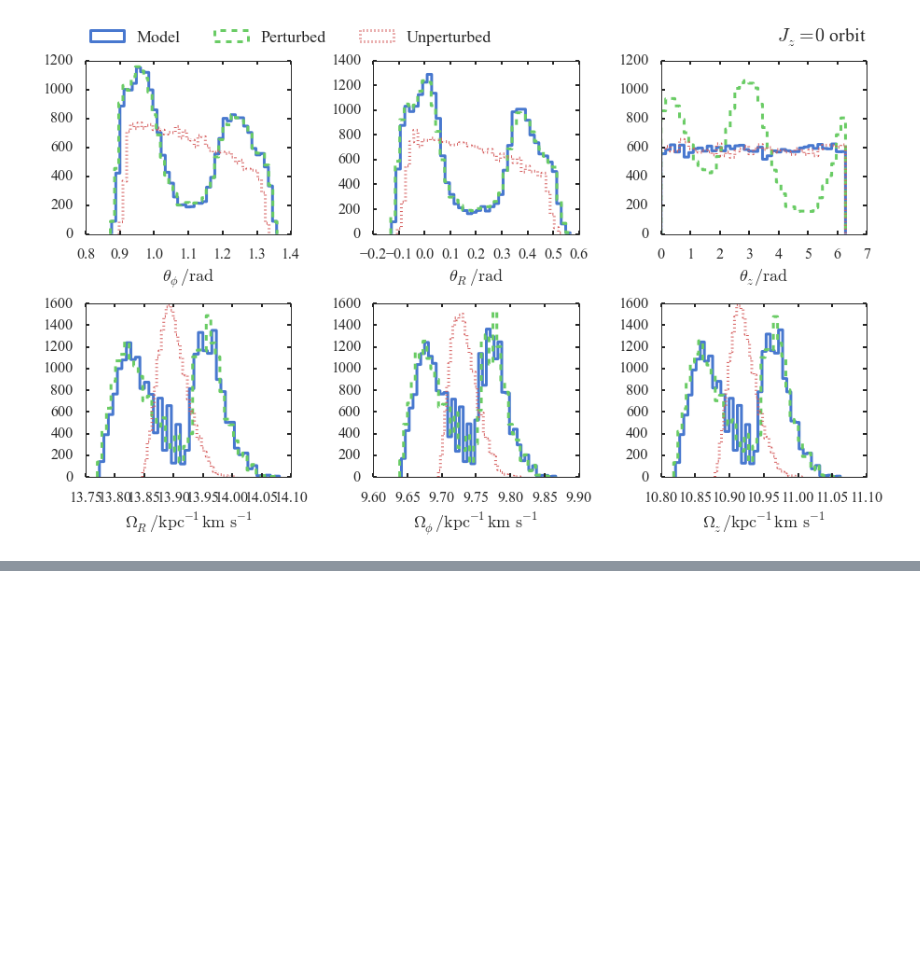
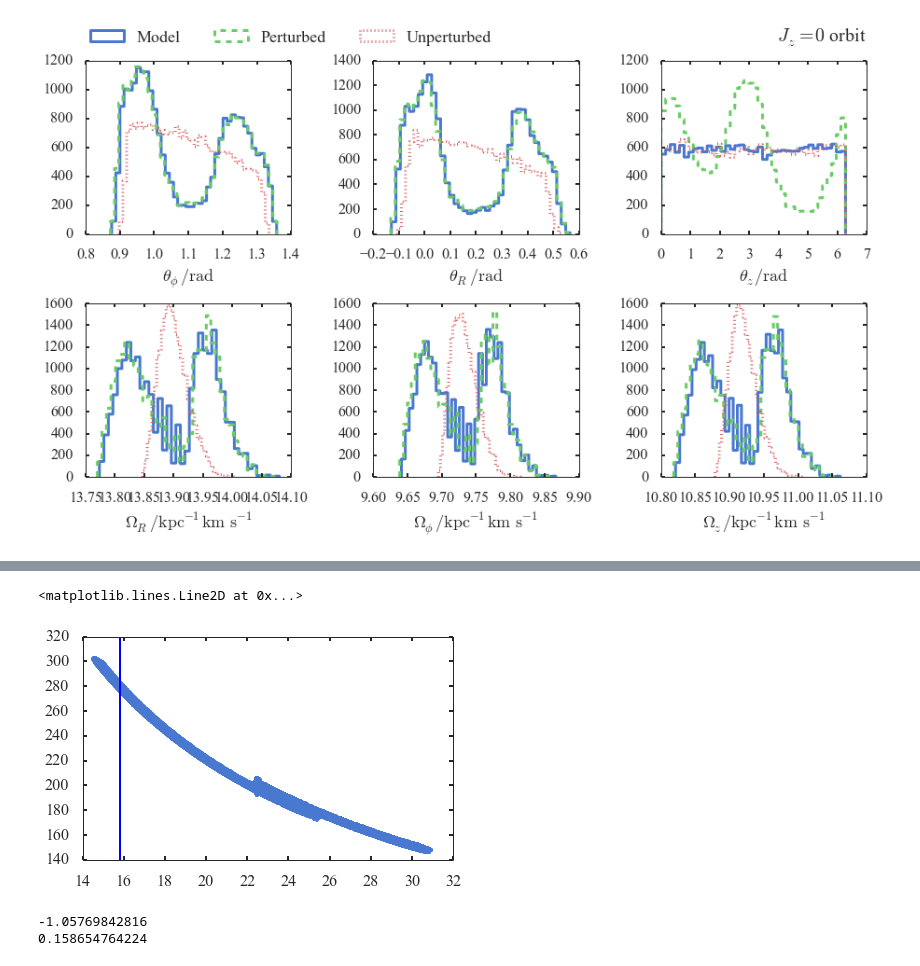
Before and after one commit to jobovy/streamgap-aa, a Jupyter notebook: py/GapsAngleFreq.ipynb, the cells around one changed output, grey strips where cells are left out. Saved outputs shown, nothing was run; the diff lists cells and outputs as text; code cells hidden in the pictures; blank space fills up the shorter version.

```diff
--- a/py/GapsAngleFreq.ipynb
+++ b/py/GapsAngleFreq.ipynb
@@ -690,0 +698,17 @@ plt.savefig('/home/jls/work/data/stream_gaps/angfreq_kicks.png',bbox_inches='tig
+# %%
+impact_point=load_denis_file('/data/jls/stream_gaps/snapshot_impact_unperturbed.txt')
+# %%
+plt.plot(impact_point['R'],impact_point['vphi'],'.')
+plt.axvline(np.sqrt(gap_centre_impact[0]**2+gap_centre_impact[1]**2))
+# %% [output]
+<matplotlib.lines.Line2D at 0x...>
+[figure, added]
+# %%
+R = np.sqrt(gap_centre_impact[0]**2+gap_centre_impact[1]**2)
+delta_v_peak = np.array([-1.,-0.4,0.])
+dvphi = -gap_centre_impact[1]/R*delta_v_peak[0]+gap_centre_impact[0]*delta_v_peak[1]/R
+print dvphi
+print -3.*dvphi/280.*14.
+# %% [output]
+-1.05769842816
+0.158654764224
```
Also changed, not shown: parts of 9 cells of this notebook, 2 other files.
